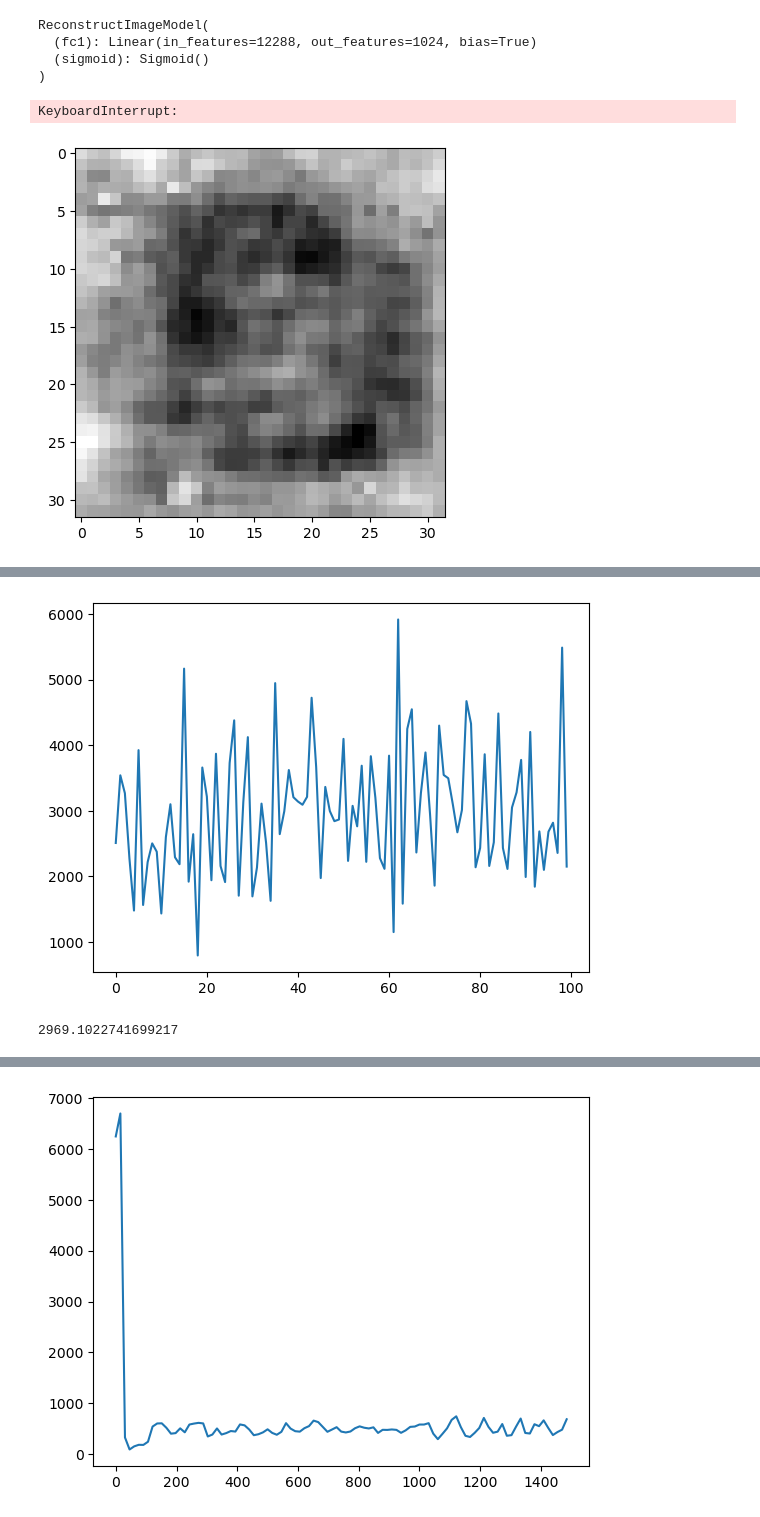
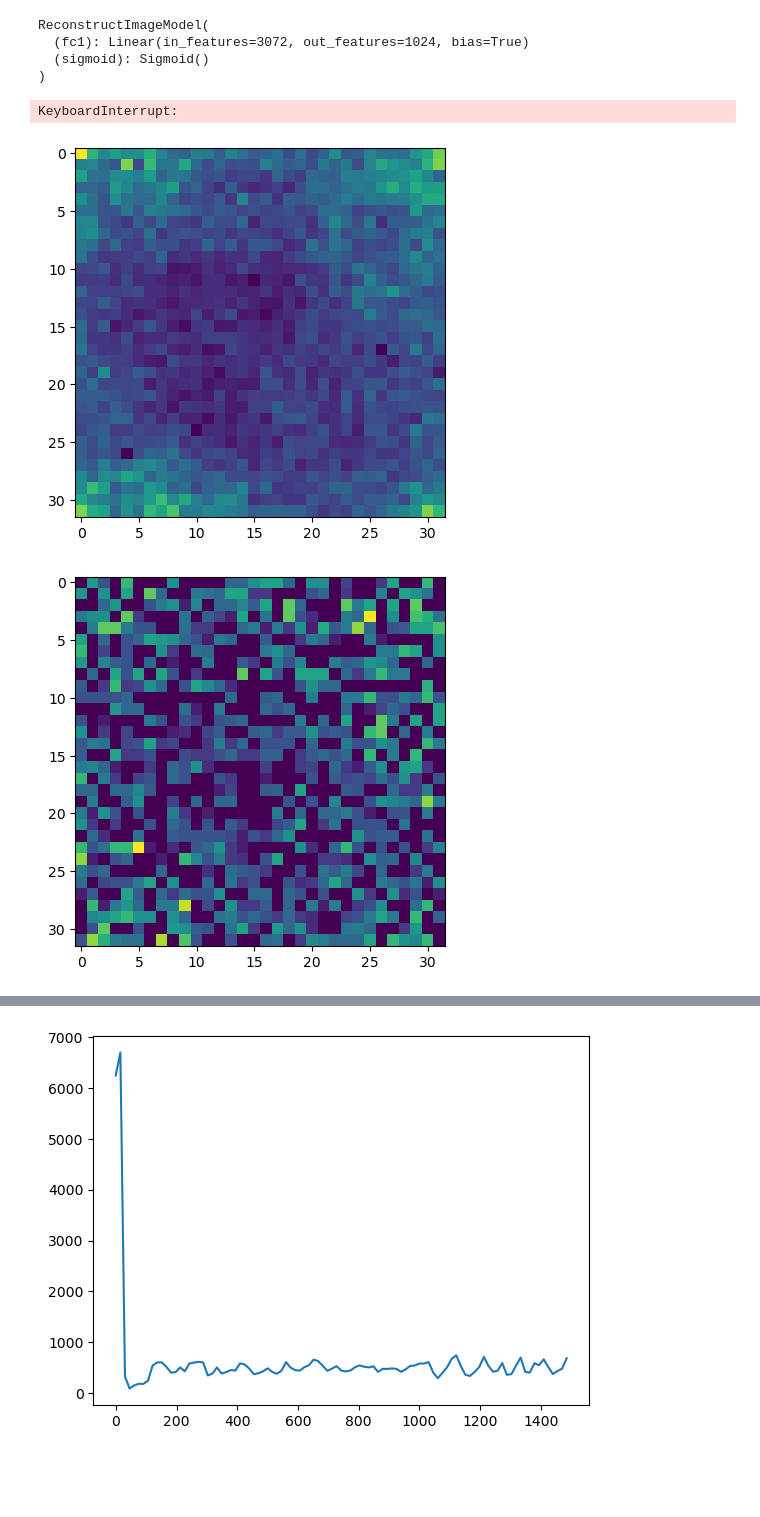
Before and after one commit to youj2005/CellTypeCircuit, a Jupyter notebook: code/img_reconstruct.ipynb, the cells around one changed output, grey strips where cells are left out. Saved outputs shown, nothing was run; the diff lists cells and outputs as text; code cells hidden in the pictures; blank space fills up the shorter version.

```diff
--- a/code/img_reconstruct.ipynb
+++ b/code/img_reconstruct.ipynb
@@ -19,8 +19,8 @@ class ReconstructImageModel(nn.Module):
 # %%
 # Variables
 
-scratch_dir = "/storage/ice1/7/8/jyou79/base_a0.07_pf0.0"
-cifar_dir = "/storage/ice1/7/8/jyou79/cifar-10-batches-py"
+scratch_dir = "/storage/ice1/7/8/jyou79/base_a0.07_pf0.8"
+cifar_dir = "/storage/ice1/7/8/jyou79/cifar-10-batches-py-50"
 storage_dir = "/storage/ice1/7/8/jyou79"
 images = 500
 # %%
@@ -36,8 +36,6 @@ def rgb_to_grayscale(row):
 
 with open(f'%s/data_batch_1'%(cifar_dir), 'rb') as f:
         cifar = pickle.load(f, encoding='bytes')
-cifar = np.array([rgb_to_grayscale(row) for row in cifar[b'data']])
-cifar = cifar.astype(np.uint8)
 # %%
 def binning(rates, positions, dimension):
     H, xedges, yedges = np.histogram2d(
@@ -120,10 +152,10 @@ plt.show()
 # %%
-model = ReconstructImageModel(input_size=64*64*3, output_size=32*32)
+model = ReconstructImageModel(input_size=32*32*3, output_size=32*32)
 device = torch.device("cuda" if torch.cuda.is_available() else "cpu")
 model.to(device)
 # %% [output]
 ReconstructImageModel(
-  (fc1): Linear(in_features=12288, out_features=1024, bias=True)
+  (fc1): Linear(in_features=3072, out_features=1024, bias=True)
   (sigmoid): Sigmoid()
 )
 # %%
@@ -181,32 +213,39 @@ KeyboardInterrupt:
 # %%
 with open(f'%s/results_999/1_positions.pickle'%(scratch_dir), 'rb') as f:
     positions = pickle.load(f, encoding='bytes')
 
 with open(f'%s/results_999/1_rates.pickle'%(scratch_dir), 'rb') as f:
     rates = pickle.load(f, encoding='bytes')
 
 model = torch.load(f'%s/model.pth'%(scratch_dir), map_location=torch.device('cpu'), weights_only=False)
 
 exc_rates = np.array(rates[:8000])
 pv_rates = np.array(rates[8000:9000])
 sst_rates = np.array(rates[9000:])
 
 exc_positions = np.array(positions[:8000])
 pv_positions = np.array(positions[8000:9000])
 sst_positions = np.array(positions[9000:])
 
-exc_binned = binning(exc_rates, exc_positions, 64)
-pv_binned = binning(pv_rates, pv_positions, 64)
-sst_binned = binning(sst_rates, sst_positions, 64)
+exc_binned = binning(exc_rates, exc_positions, 32)
+pv_binned = binning(pv_rates, pv_positions, 32)
+sst_binned = binning(sst_rates, sst_positions, 32)
 
 binned = np.concatenate((exc_binned, pv_binned, sst_binned)).reshape(-1)
+device = torch.device("cuda" if torch.cuda.is_available() else "cpu")
 binned = torch.tensor(binned, dtype=torch.float).to(device)
 
 model.eval()
 
 reconstructed = model(binned).detach().cpu().numpy().reshape(32, 32)
+binned = binned.reshape(3, 32, 32)
+
+for i in range(3):
+    plt.imshow(binned[i, :, :])
+    plt.show()
 
 plt.imshow(reconstructed, cmap='gray')
 plt.show()
 # %% [output]
-[figure, old version]
+[figure, new version]
+[figure, added]
@@ -239,7 +280,7 @@ for i in range(900, 1000):
 test_dataset = np.array(test_dataset)
 test_dataset = torch.tensor(test_dataset, dtype=torch.float)
 target_dataset = torch.tensor(cifar[900:1000].reshape(-1, 32*32), dtype=torch.float)
-
+model = torch.load(f'%s/model.pth'%(scratch_dir), map_location=torch.device('cpu'), weights_only=False)
 criterion = nn.MSELoss()
 device = torch.device("cuda" if torch.cuda.is_available() else "cpu")
 model.to(device)
@@ -255,12 +296,11 @@ for i in range(len(test_dataset)):
     total += loss.item()
 
 plt.plot(lossl)
+plt.xlabel('Datapoint')
+plt.ylabel('Loss')
 plt.show()
 
 print(total / len(lossl))
-# %% [output]
-[figure, removed]
-2969.1022741699217
 # %%
 with open(f'%s/loss.pickle'%(scratch_dir), 'rb') as f:
     lossl = pickle.load(f, encoding='bytes')
```
Also changed, not shown: parts of 5 cells of this notebook, 3 other files.
